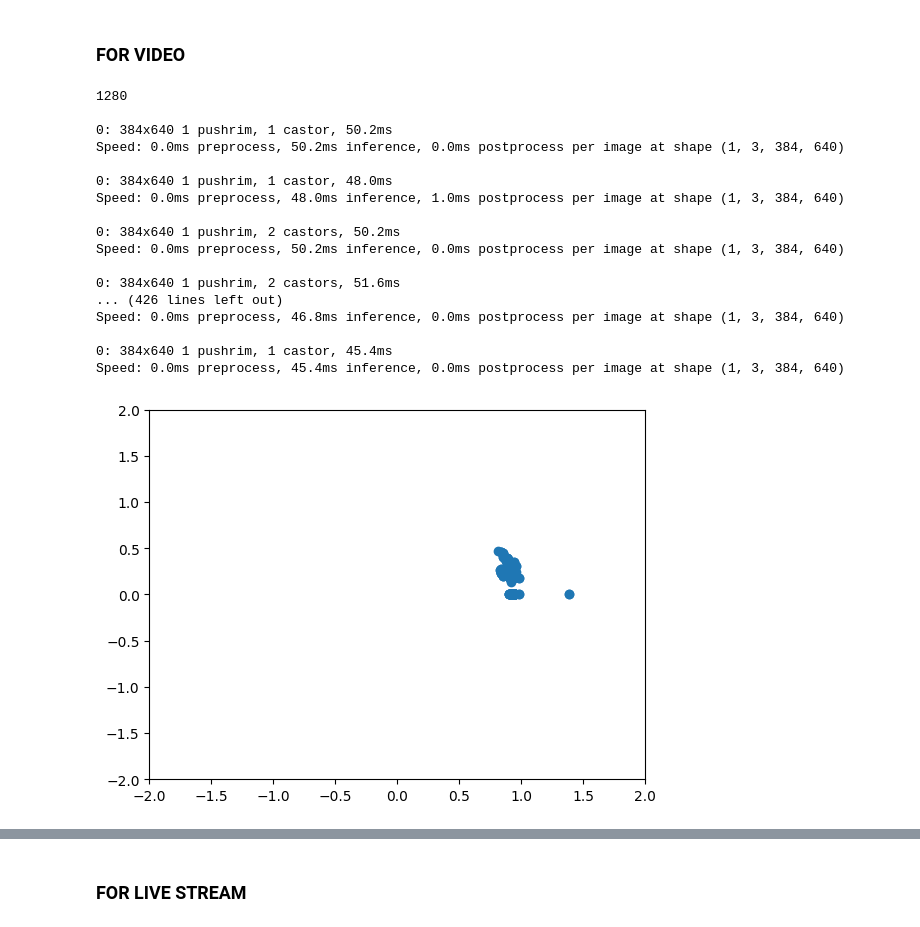
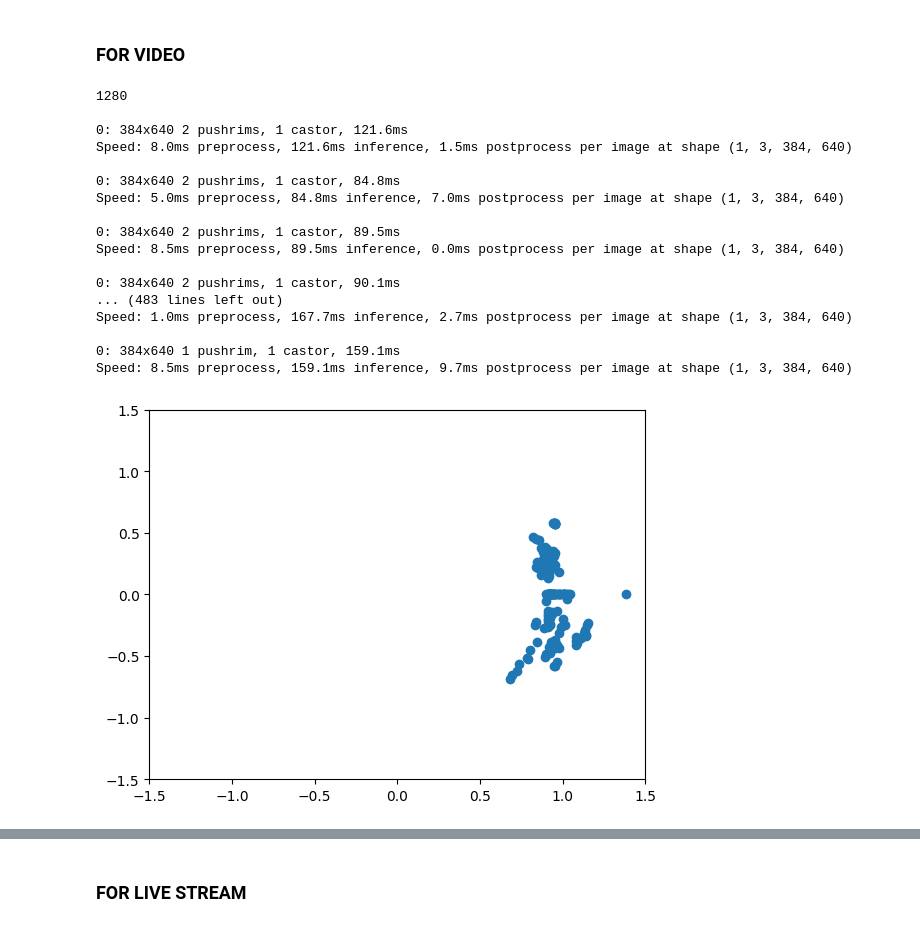
Before and after one commit to Heisenberg-2207/pushrim_detection, a Jupyter notebook: yolo.ipynb, the cells around one changed output, grey strips where cells are left out. Drawn from its saved outputs; the diff is of its cells as text; code cells hidden in the pictures.

```diff
--- a/yolo.ipynb
+++ b/yolo.ipynb
@@ -116,7 +116,7 @@ push_rim_id = 0
 fov = 68
 VIDEOS_DIR = os.path.join('.', 'videos')
 
-video_path = os.path.join(VIDEOS_DIR, 'wheelchair7.mp4')
+video_path = os.path.join(VIDEOS_DIR, 'wheelchair6.mp4')
 video_path_out = '{}_out.mp4'.format(video_path)
 
 cap = cv2.VideoCapture(video_path)
@@ -137,15 +137,20 @@ y_data = []
 dist_arr = []
 orient_arr = []
 width_arr = []
+width_arr_smooth = []
 time_arr = []
+temp = []
+val = []
 frame_no = 0
+alpha = 0.9
+target = 10 #number of frames to detect
 while ret:
 
     results = model(frame)[0]
 
     for result in results.boxes.data.tolist():
         x1, y1, x2, y2, score, class_id = result
-
+        average = 10
         if score > threshold:
             cv2.rectangle(frame, (int(x1), int(y1)), (int(x2), int(y2)), (0, 255, 0), 4)
             # cv2.putText(frame, results.names[int(class_id)].upper(), (int(x1), int(y1 - 10)),
@@ -158,9 +163,6 @@ while ret:
 
                 if width > height:
                     width = height
-                width_arr.append(width)
-                time_arr.append(frame_no)
-                frame_no += 1
                 orientation = math.degrees(math.acos(width / height))
 
                 pixel_dist = 24 * 2.54 / height
@@ -174,49 +176,62 @@ while ret:
                         cv2.FONT_HERSHEY_SIMPLEX, 0.9, (0, 255, 0), 1, cv2.LINE_AA)
                 cv2.putText(frame, f"angle(deg): {angle:.2f}",
                         (int(center_x - width / 2), int(center_y - height / 2 - 40)),
                         cv2.FONT_HERSHEY_SIMPLEX, 0.9, (0, 255, 0), 1, cv2.LINE_AA)
                 cv2.putText(frame, f"orient(deg): {orientation:.2f}",
                             (int(center_x - width / 2), int(center_y - height / 2 - 70)),
                             cv2.FONT_HERSHEY_SIMPLEX, 0.9, (0, 255, 0), 1, cv2.LINE_AA)
 
                 # Initialize empty lists for x and y coordinates
                 dist_arr.append(dist)
                 orient_arr.append(orientation)
                 x_data.append(abs(dist)*math.cos(math.radians(orientation))/100)
                 y_data.append(abs(dist)*math.sin(math.radians(orientation))/100)
+                width_arr_smooth.append(alpha*average + (1-alpha)*width)
+                width_arr.append(width)
+                time_arr.append(frame_no)
 
-                # Show the plot
-                plt.show()
+                if(frame_no%target == target-1):
+                    delta = width_arr_smooth[frame_no] - width_arr_smooth[frame_no-target]
+                    temp.append(frame_no)
+                    val.append(delta)
+                    if(delta > 0):
+                        y_data[-target:] = [-value for value in y_data[-target:]]
+                        print("going closer")
+                    else:
+                        print("going away")
+
+                frame_no += 1
 
     out.write(frame)
     ret, frame = cap.read()
+
 plt.scatter(x_data, y_data)
-plt.xlim(-2, 2)
-plt.ylim(-2, 2)
+plt.xlim(-1.5, 1.5)
+plt.ylim(-1.5, 1.5)
 plt.show()
 
 cap.release()
 out.release()
 cv2.destroyAllWindows()
 # %% [output]
 1280
 
-0: 384x640 1 pushrim, 1 castor, 50.2ms
-Speed: 0.0ms preprocess, 50.2ms inference, 0.0ms postprocess per image at shape (1, 3, 384, 640)
+0: 384x640 2 pushrims, 1 castor, 121.6ms
+Speed: 8.0ms preprocess, 121.6ms inference, 1.5ms postprocess per image at shape (1, 3, 384, 640)
 
-0: 384x640 1 pushrim, 1 castor, 48.0ms
-Speed: 0.0ms preprocess, 48.0ms inference, 1.0ms postprocess per image at shape (1, 3, 384, 640)
+0: 384x640 2 pushrims, 1 castor, 84.8ms
+Speed: 5.0ms preprocess, 84.8ms inference, 7.0ms postprocess per image at shape (1, 3, 384, 640)
 
-0: 384x640 1 pushrim, 2 castors, 50.2ms
-Speed: 0.0ms preprocess, 50.2ms inference, 0.0ms postprocess per image at shape (1, 3, 384, 640)
+0: 384x640 2 pushrims, 1 castor, 89.5ms
+Speed: 8.5ms preprocess, 89.5ms inference, 0.0ms postprocess per image at shape (1, 3, 384, 640)
 
-0: 384x640 1 pushrim, 2 castors, 51.6ms
-... (426 lines left out)
-Speed: 0.0ms preprocess, 46.8ms inference, 0.0ms postprocess per image at shape (1, 3, 384, 640)
+0: 384x640 2 pushrims, 1 castor, 90.1ms
+... (483 lines left out)
+Speed: 1.0ms preprocess, 167.7ms inference, 2.7ms postprocess per image at shape (1, 3, 384, 640)
 
-0: 384x640 1 pushrim, 1 castor, 45.4ms
-Speed: 0.0ms preprocess, 45.4ms inference, 0.0ms postprocess per image at shape (1, 3, 384, 640)
+0: 384x640 1 pushrim, 1 castor, 159.1ms
+Speed: 8.5ms preprocess, 159.1ms inference, 9.7ms postprocess per image at shape (1, 3, 384, 640)
-[figure, old version]
+[figure, new version]
 # %%
 gap = 1
 plt.plot(time_arr[::gap], width_arr[::gap])
```
Also changed, not shown: parts of 4 cells of this notebook, 1 other file.
